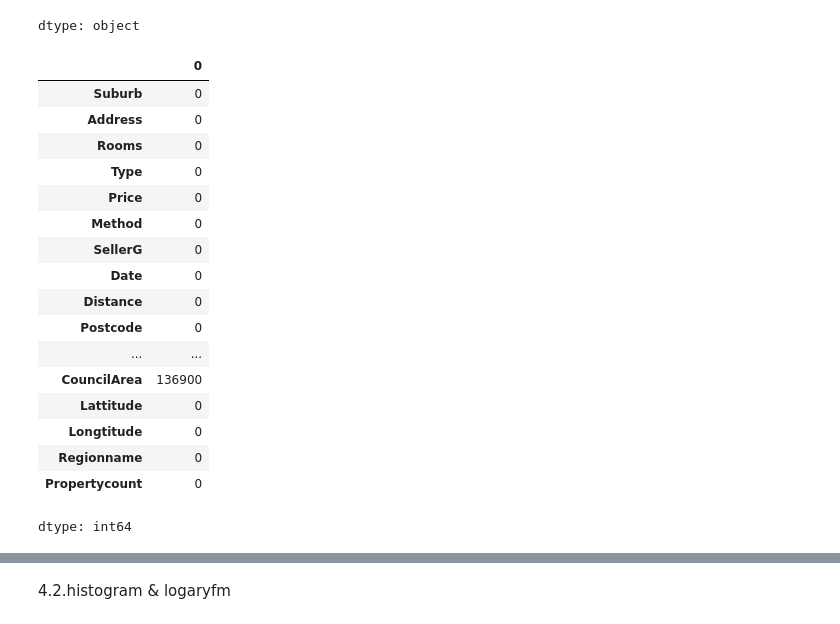
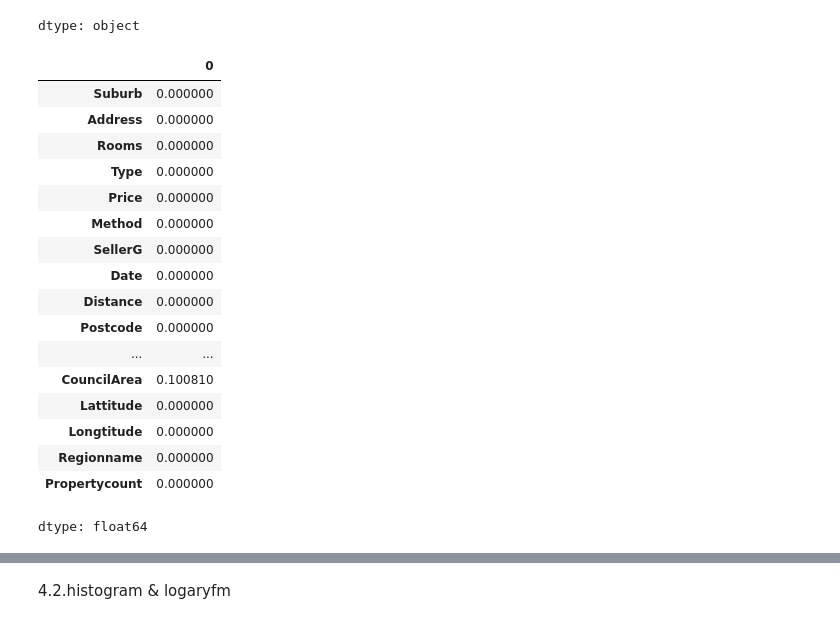
Before and after one commit to NadiiaIvashchuk/melbourne-housing-project, a Jupyter notebook: notebooks/melbourne_housing_project.ipynb, the cells around one changed output, grey strips where cells are left out. Saved outputs shown, nothing was run; the diff lists cells and outputs as text; code cells hidden in the pictures.

```diff
--- a/notebooks/melbourne_housing_project.ipynb
+++ b/notebooks/melbourne_housing_project.ipynb
@@ -20,7 +20,7 @@ pd.set_option("display.width", 120)
 
 FILE_IN = 'https://raw.githubusercontent.com/NadiiaIvashchuk/melbourne-housing-project/refs/heads/main/data/melb_data.csv'
 df_origin = pd.read_csv(FILE_IN)
-df = df_origin[...].copy()
+df = df_origin.copy()
 
 print("Ринок нерухомості в Мельбурні:", df.shape)
 df.head()
@@ -72,26 +72,26 @@ df.dtypes
 | Propertycount | float64 |
 dtype: object
 # %%
-df.isna().sum() * 100
+df.isna().mean()
 # %% [output]
 |  | 0 |
-| Suburb | 0 |
-| Address | 0 |
-| Rooms | 0 |
-| Type | 0 |
-| Price | 0 |
-| Method | 0 |
-| SellerG | 0 |
-| Date | 0 |
-| Distance | 0 |
-| Postcode | 0 |
+| Suburb | 0.000000 |
+| Address | 0.000000 |
+| Rooms | 0.000000 |
+| Type | 0.000000 |
+| Price | 0.000000 |
+| Method | 0.000000 |
+| SellerG | 0.000000 |
+| Date | 0.000000 |
+| Distance | 0.000000 |
+| Postcode | 0.000000 |
 | ... | ... |
-| CouncilArea | 136900 |
-| Lattitude | 0 |
-| Longtitude | 0 |
-| Regionname | 0 |
-| Propertycount | 0 |
+| CouncilArea | 0.100810 |
+| Lattitude | 0.000000 |
+| Longtitude | 0.000000 |
+| Regionname | 0.000000 |
+| Propertycount | 0.000000 |
-dtype: int64
+dtype: float64
 # %%
 df.describe()
 # %% [output]
```
Also changed, not shown: parts of 7 cells of this notebook.
